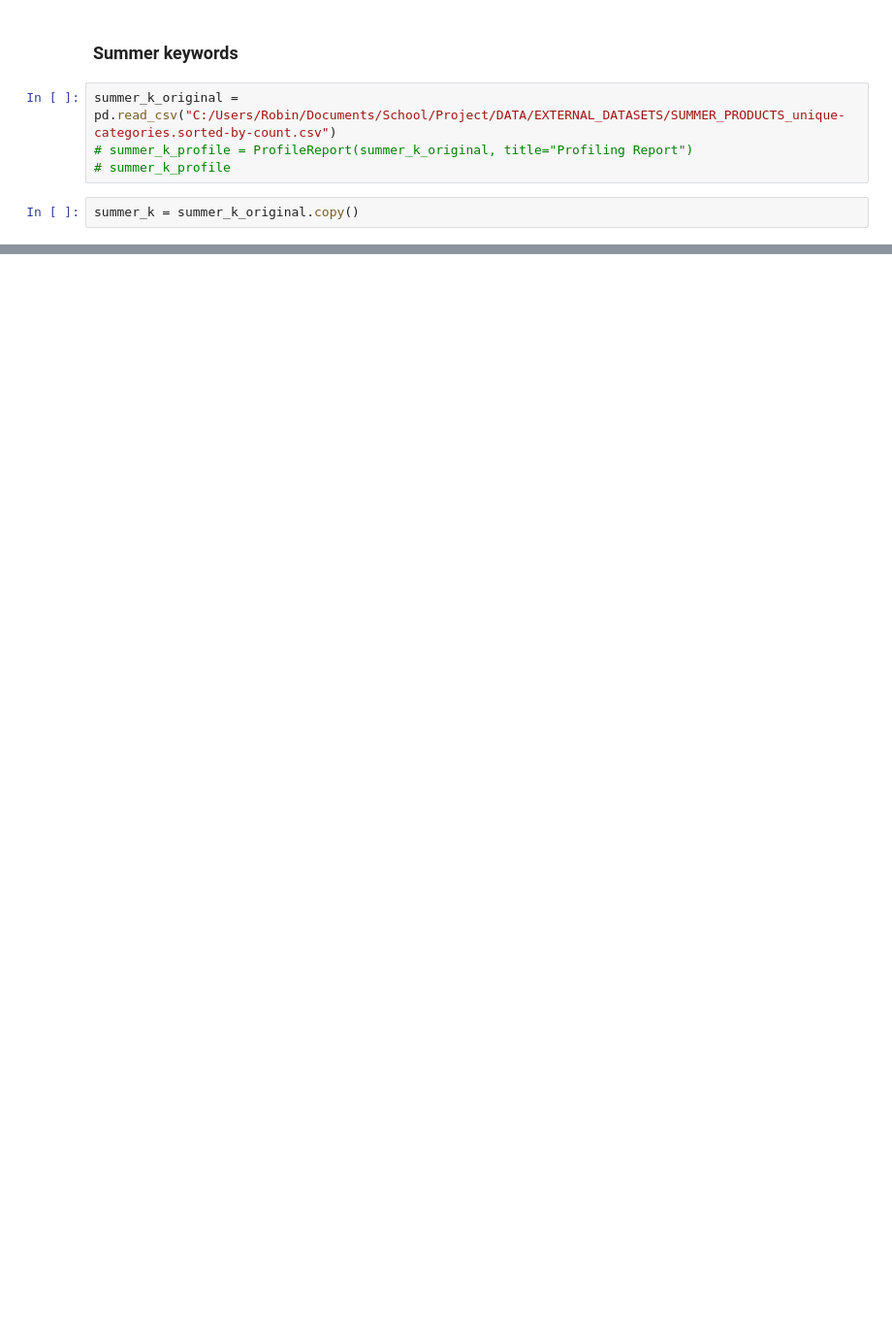
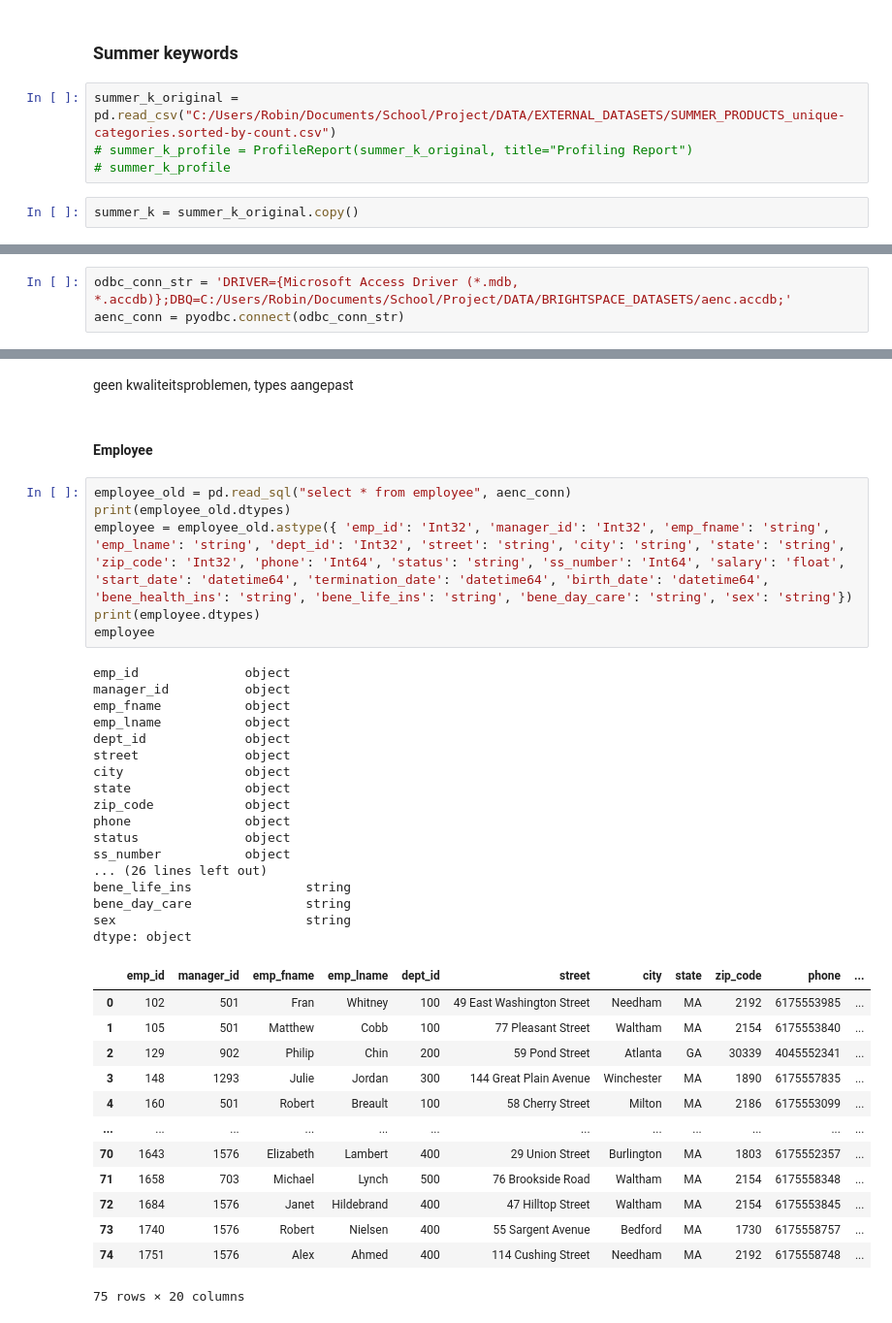
Before and after one commit to HHS-Project-Sem4/Scripts, a Jupyter notebook: DataHandling/Cleaning/Data_Cleaning.ipynb, the cells around one changed output, grey strips where cells are left out. Shown at 97% size. Cells and saved outputs as stored; diff of their text form; blank space fills up the shorter version.

```diff
--- a/DataHandling/Cleaning/Data_Cleaning.ipynb
+++ b/DataHandling/Cleaning/Data_Cleaning.ipynb
@@ -96,0 +107,3 @@ summer_k = summer_k_original.copy()
+# %%
+odbc_conn_str = 'DRIVER={Microsoft Access Driver (*.mdb, *.accdb)};DBQ=C:/Users/Robin/Documents/School/Project/DATA/BRIGHTSPACE_DATASETS/aenc.accdb;'
+aenc_conn = pyodbc.connect(odbc_conn_str)
@@ -96,0 +231,41 @@ summer_k = summer_k_original.copy()
+# %% [markdown]
+geen kwaliteitsproblemen, types aangepast
+# %% [markdown]
+#### Employee
+# %%
+employee_old = pd.read_sql("select * from employee", aenc_conn)
+print(employee_old.dtypes)
+employee = employee_old.astype({ 'emp_id': 'Int32', 'manager_id': 'Int32', 'emp_fname': 'string', 'emp_lname': 'string', 'dept_id': 'Int32', 'street': 'string', 'city': 'string', 'state': 'string', 'zip_code': 'Int32', 'phone': 'Int64', 'status': 'string', 'ss_number': 'Int64', 'salary': 'float', 'start_date': 'datetime64', 'termination_date': 'datetime64', 'birth_date': 'datetime64', 'bene_health_ins': 'string', 'bene_life_ins': 'string', 'bene_day_care': 'string', 'sex': 'string'})
+print(employee.dtypes)
+employee
+# %% [output]
+emp_id              object
+manager_id          object
+emp_fname           object
+emp_lname           object
+dept_id             object
+street              object
+city                object
+state               object
+zip_code            object
+phone               object
+status              object
+ss_number           object
+... (26 lines left out)
+bene_life_ins               string
+bene_day_care               string
+sex                         string
+dtype: object
+|  | emp_id | manager_id | emp_fname | emp_lname | dept_id | street | city | state | zip_code | phone | ... |
+| 0 | 102 | 501 | Fran | Whitney | 100 | 49 East Washington Street | Needham | MA | 2192 | 6175553985 | ... |
+| 1 | 105 | 501 | Matthew | Cobb | 100 | 77 Pleasant Street | Waltham | MA | 2154 | 6175553840 | ... |
+| 2 | 129 | 902 | Philip | Chin | 200 | 59 Pond Street | Atlanta | GA | 30339 | 4045552341 | ... |
+| 3 | 148 | 1293 | Julie | Jordan | 300 | 144 Great Plain Avenue | Winchester | MA | 1890 | 6175557835 | ... |
+| 4 | 160 | 501 | Robert | Breault | 100 | 58 Cherry Street | Milton | MA | 2186 | 6175553099 | ... |
+| ... | ... | ... | ... | ... | ... | ... | ... | ... | ... | ... | ... |
+| 70 | 1643 | 1576 | Elizabeth | Lambert | 400 | 29 Union Street | Burlington | MA | 1803 | 6175552357 | ... |
+| 71 | 1658 | 703 | Michael | Lynch | 500 | 76 Brookside Road | Waltham | MA | 2154 | 6175558348 | ... |
+| 72 | 1684 | 1576 | Janet | Hildebrand | 400 | 47 Hilltop Street | Waltham | MA | 2154 | 6175553845 | ... |
+| 73 | 1740 | 1576 | Robert | Nielsen | 400 | 55 Sargent Avenue | Bedford | MA | 1730 | 6175558757 | ... |
+| 74 | 1751 | 1576 | Alex | Ahmed | 400 | 114 Cushing Street | Needham | MA | 2192 | 6175558748 | ... |
+75 rows × 20 columns
```
Also changed, not shown: parts of 26 cells of this notebook.
